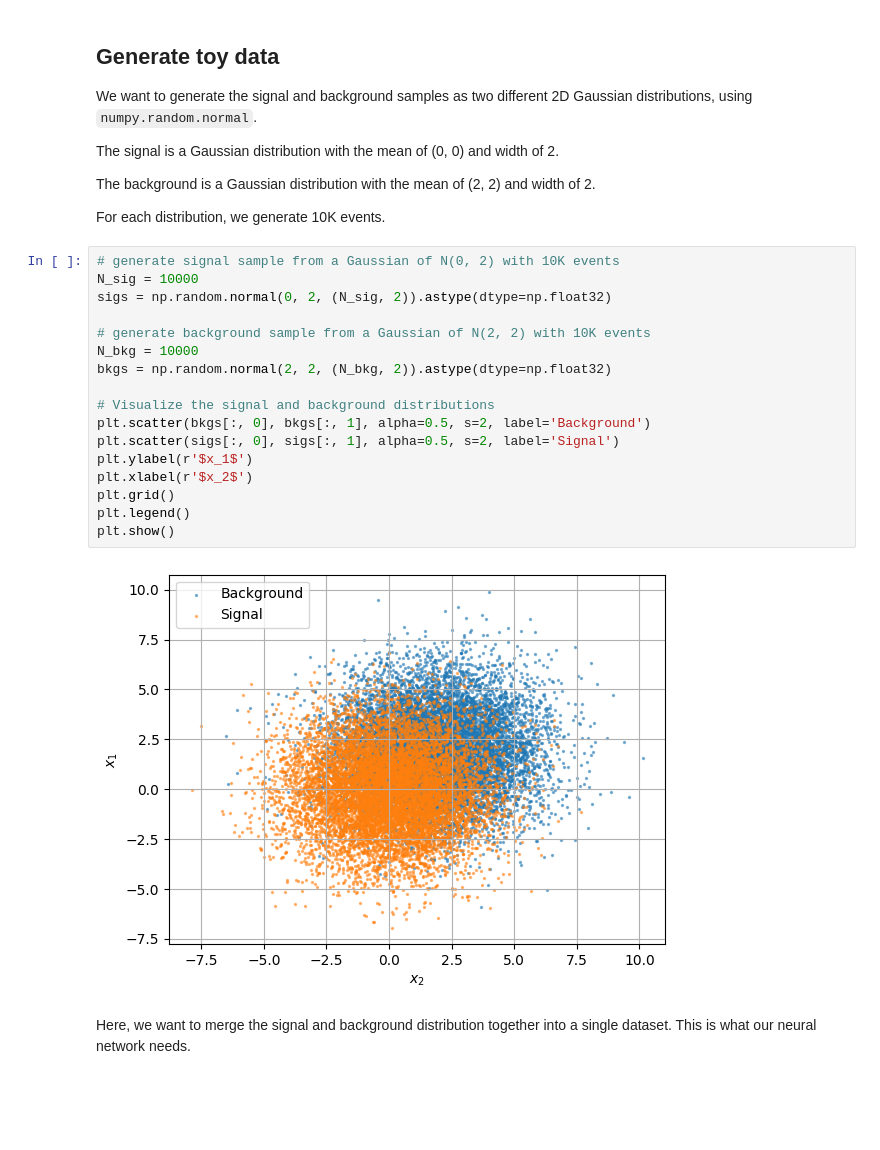
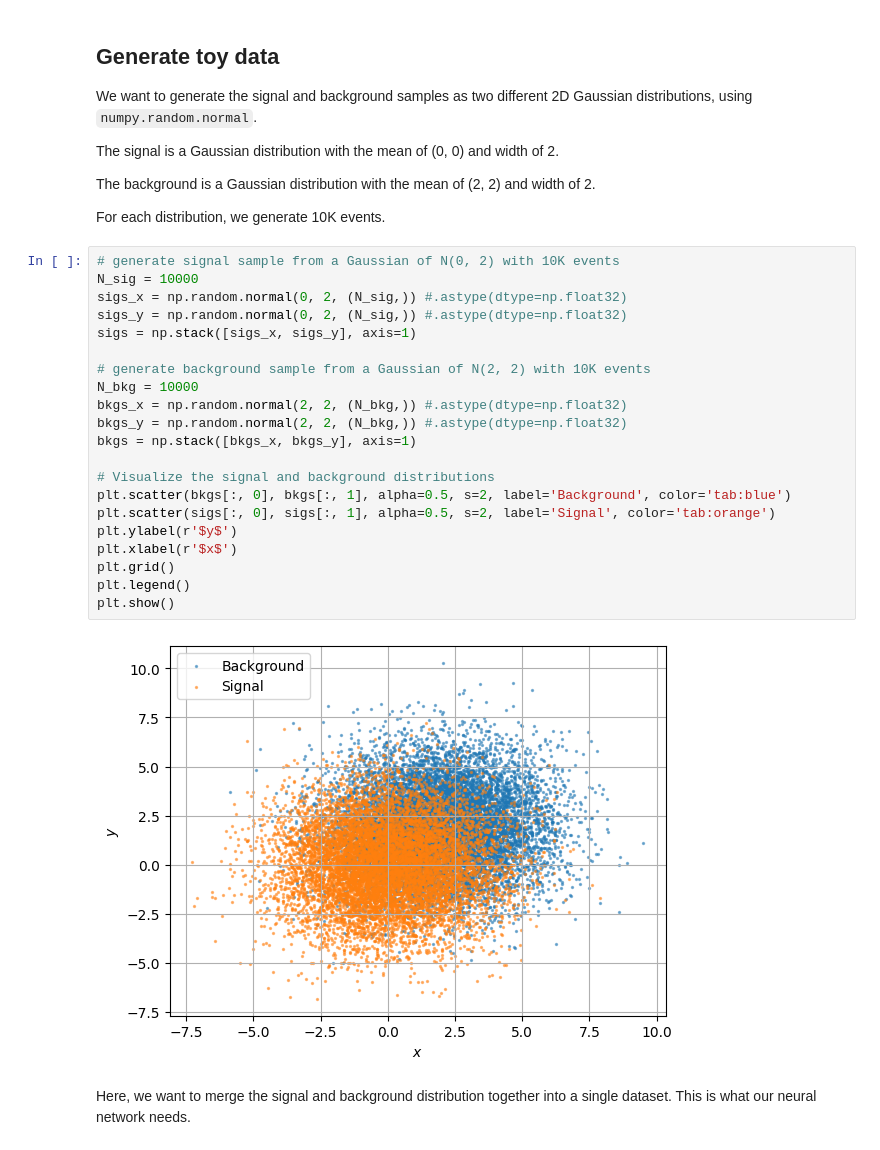
Before and after one commit to jaychan-hep/US-ATLAS-Campfire-ML-Tutorial, a Jupyter notebook: intro_NN_solution.ipynb, the cells around one changed output. Saved outputs shown, nothing was run; the diff lists cells and outputs as text; blank space fills up the shorter version.

```diff
--- a/intro_NN_solution.ipynb
+++ b/intro_NN_solution.ipynb
@@ -42,22 +42,26 @@ For each distribution, we generate 10K events.
 # %%
 # generate signal sample from a Gaussian of N(0, 2) with 10K events
 N_sig = 10000
-sigs = np.random.normal(0, 2, (N_sig, 2)).astype(dtype=np.float32)
+sigs_x = np.random.normal(0, 2, (N_sig,)) #.astype(dtype=np.float32)
+sigs_y = np.random.normal(0, 2, (N_sig,)) #.astype(dtype=np.float32)
+sigs = np.stack([sigs_x, sigs_y], axis=1)
 
 # generate background sample from a Gaussian of N(2, 2) with 10K events
 N_bkg = 10000
-bkgs = np.random.normal(2, 2, (N_bkg, 2)).astype(dtype=np.float32)
+bkgs_x = np.random.normal(2, 2, (N_bkg,)) #.astype(dtype=np.float32)
+bkgs_y = np.random.normal(2, 2, (N_bkg,)) #.astype(dtype=np.float32)
+bkgs = np.stack([bkgs_x, bkgs_y], axis=1)
 
 # Visualize the signal and background distributions
-plt.scatter(bkgs[:, 0], bkgs[:, 1], alpha=0.5, s=2, label='Background')
-plt.scatter(sigs[:, 0], sigs[:, 1], alpha=0.5, s=2, label='Signal')
-plt.ylabel(r'$x_1$')
-plt.xlabel(r'$x_2$')
+plt.scatter(bkgs[:, 0], bkgs[:, 1], alpha=0.5, s=2, label='Background', color='tab:blue')
+plt.scatter(sigs[:, 0], sigs[:, 1], alpha=0.5, s=2, label='Signal', color='tab:orange')
+plt.ylabel(r'$y$')
+plt.xlabel(r'$x$')
 plt.grid()
 plt.legend()
 plt.show()
 # %% [output]
-[figure, old version]
+[figure, new version]
 # %% [markdown]
 Here, we want to merge the signal and background distribution together into a single dataset. This is what our neural network needs.
 # %%
```
Also changed, not shown: parts of 14 cells of this notebook, 3 other files.
